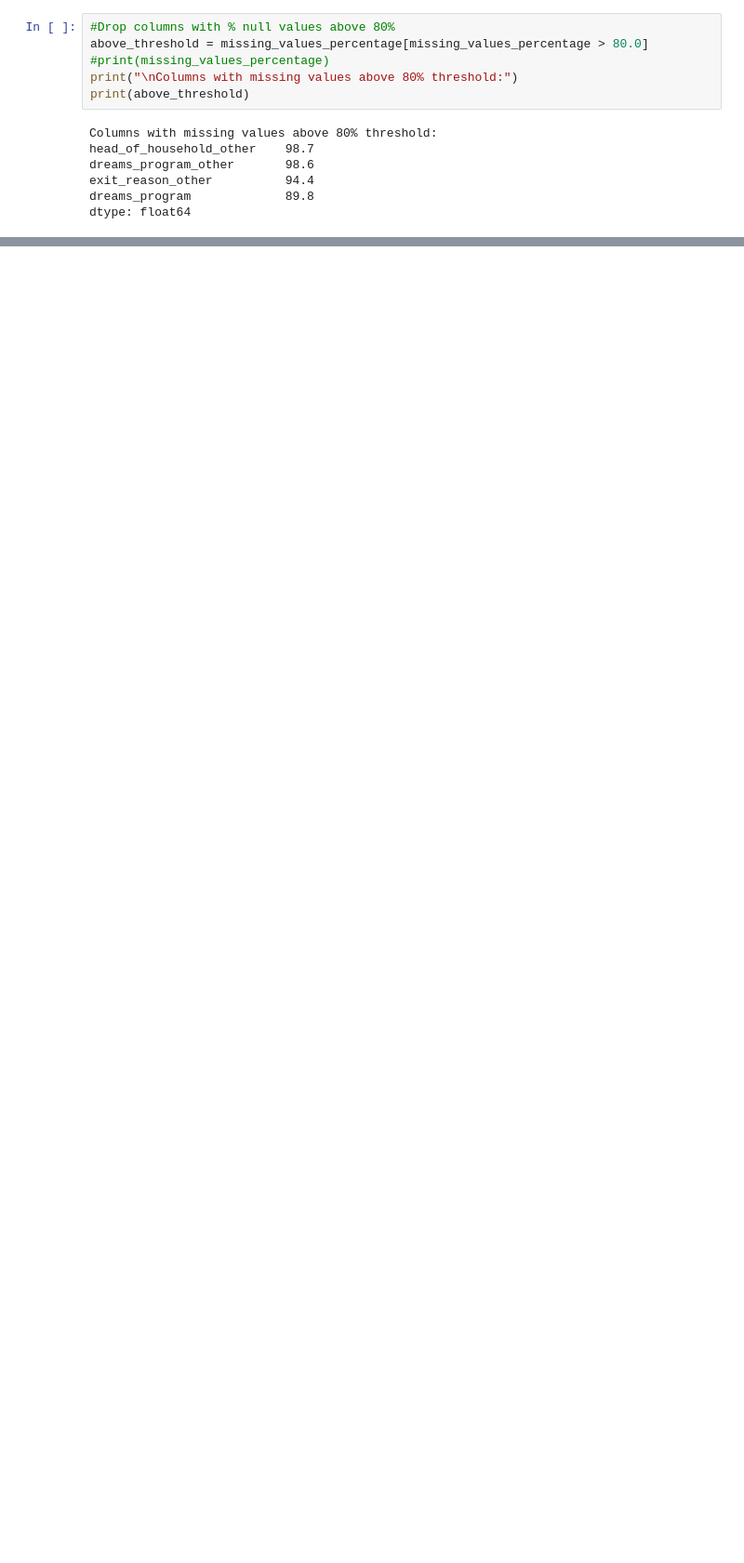
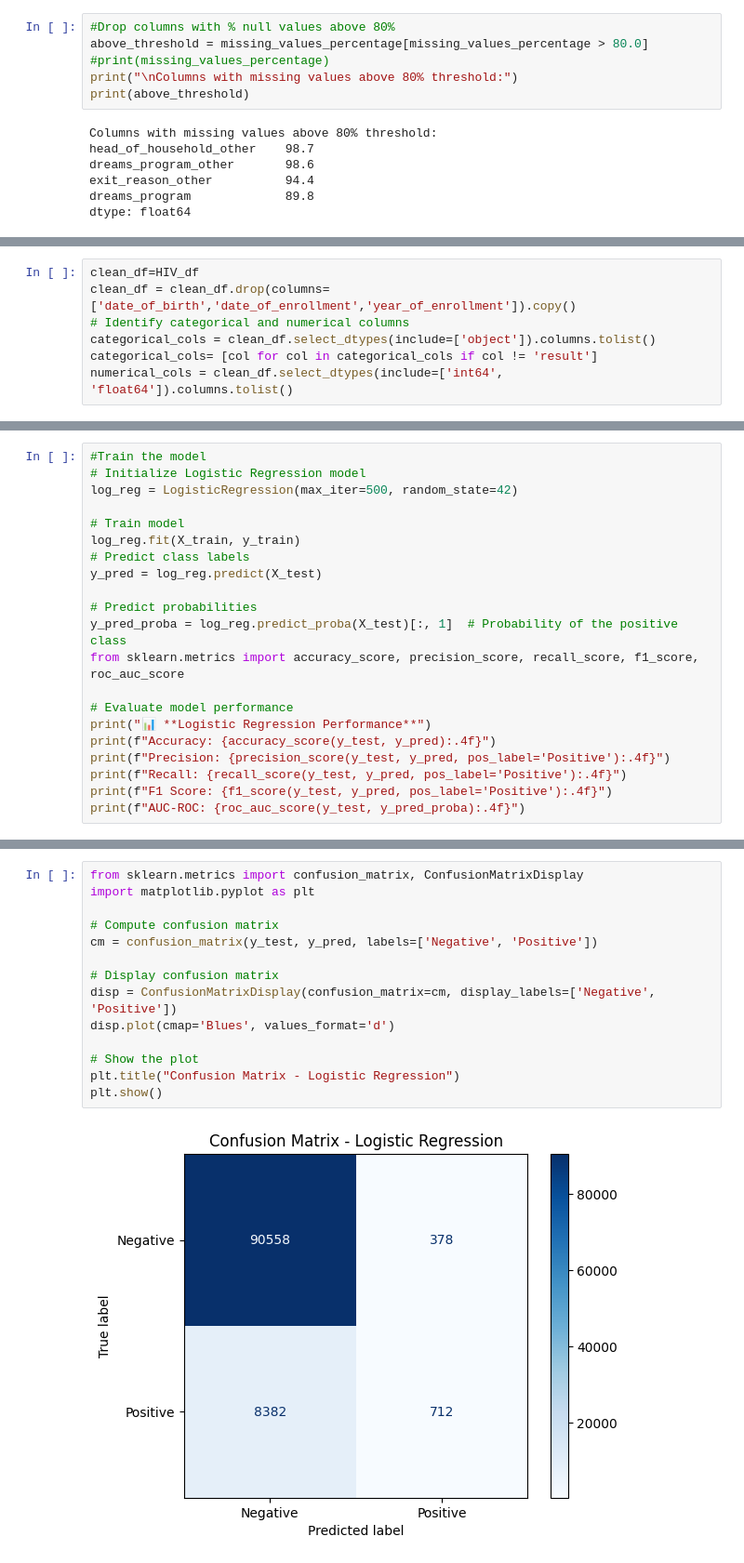
Before and after one commit to RichieRicky/DSF-PT08P5-GROUP5_CAPSTONE-PROJECT, a Jupyter notebook: MOKAYA_KEOYE.ipynb, the cells around one changed output, grey strips where cells are left out. Shown at 93% size. Cells and saved outputs as stored; diff of their text form; blank space fills up the shorter version.

Commit message:
more amendments modelling

```diff
--- a/MOKAYA_KEOYE.ipynb
+++ b/MOKAYA_KEOYE.ipynb
@@ -313,0 +458,7 @@ HIV_df
+# %%
+clean_df=HIV_df
+clean_df = clean_df.drop(columns=['date_of_birth','date_of_enrollment','year_of_enrollment']).copy()
+# Identify categorical and numerical columns
+categorical_cols = clean_df.select_dtypes(include=['object']).columns.tolist()
+categorical_cols= [col for col in categorical_cols if col != 'result']
+numerical_cols = clean_df.select_dtypes(include=['int64', 'float64']).columns.tolist()
@@ -313,0 +609,21 @@ HIV_df
+# %%
+#Train the model
+# Initialize Logistic Regression model
+log_reg = LogisticRegression(max_iter=500, random_state=42)
+
+# Train model
+log_reg.fit(X_train, y_train)
+# Predict class labels
+y_pred = log_reg.predict(X_test)
+
+# Predict probabilities
+y_pred_proba = log_reg.predict_proba(X_test)[:, 1]  # Probability of the positive class
+from sklearn.metrics import accuracy_score, precision_score, recall_score, f1_score, roc_auc_score
+
+# Evaluate model performance
+print("📊 **Logistic Regression Performance**")
+print(f"Accuracy: {accuracy_score(y_test, y_pred):.4f}")
+print(f"Precision: {precision_score(y_test, y_pred, pos_label='Positive'):.4f}")
+print(f"Recall: {recall_score(y_test, y_pred, pos_label='Positive'):.4f}")
+print(f"F1 Score: {f1_score(y_test, y_pred, pos_label='Positive'):.4f}")
+print(f"AUC-ROC: {roc_auc_score(y_test, y_pred_proba):.4f}")
@@ -313,0 +637,16 @@ HIV_df
+# %%
+from sklearn.metrics import confusion_matrix, ConfusionMatrixDisplay
+import matplotlib.pyplot as plt
+
+# Compute confusion matrix
+cm = confusion_matrix(y_test, y_pred, labels=['Negative', 'Positive'])
+
+# Display confusion matrix
+disp = ConfusionMatrixDisplay(confusion_matrix=cm, display_labels=['Negative', 'Positive'])
+disp.plot(cmap='Blues', values_format='d')
+
+# Show the plot
+plt.title("Confusion Matrix - Logistic Regression")
+plt.show()
+# %% [output]
+[figure, added]
```
Also changed, not shown: parts of 33 cells of this notebook, 1 other file.
